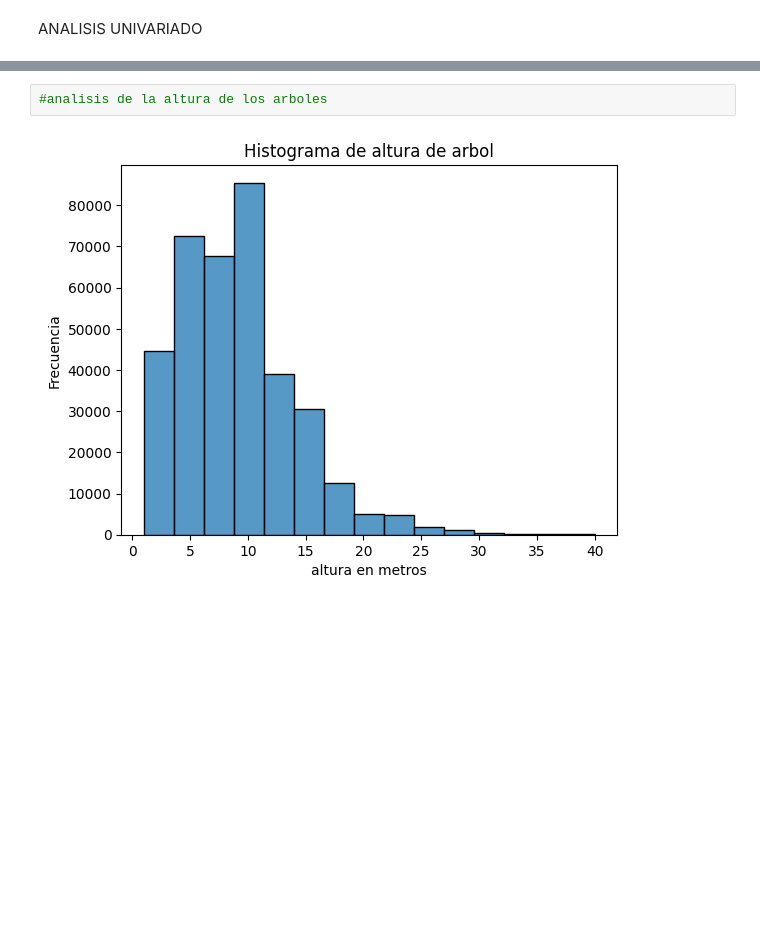
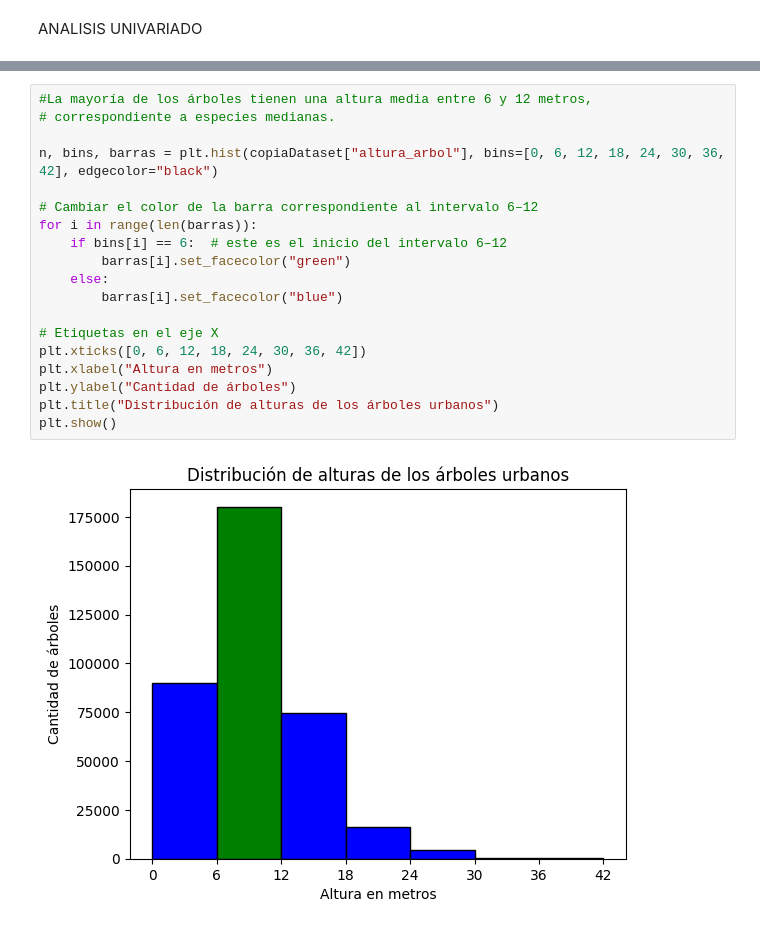
Before and after one commit to valentinabulat/TPFundamentos, a Jupyter notebook: Grupo10-TpeFundamentos.ipynb, the cells around one changed output, grey strips where cells are left out. Drawn from its saved outputs; the diff is of its cells as text; blank space fills up the shorter version.

```diff
--- a/Grupo10-TpeFundamentos.ipynb
+++ b/Grupo10-TpeFundamentos.ipynb
@@ -236,7 +220,24 @@ plt.show()
 # %% [output]
 [figure]
 # %%
-#analisis de la altura de los arboles
+#La mayoría de los árboles tienen una altura media entre 6 y 12 metros,
+# correspondiente a especies medianas.
+
+n, bins, barras = plt.hist(copiaDataset["altura_arbol"], bins=[0, 6, 12, 18, 24, 30, 36, 42], edgecolor="black")
+
+# Cambiar el color de la barra correspondiente al intervalo 6–12
+for i in range(len(barras)):
+    if bins[i] == 6:  # este es el inicio del intervalo 6–12
+        barras[i].set_facecolor("green")
+    else:
+        barras[i].set_facecolor("blue")
+
+# Etiquetas en el eje X
+plt.xticks([0, 6, 12, 18, 24, 30, 36, 42])
+plt.xlabel("Altura en metros")
+plt.ylabel("Cantidad de árboles")
+plt.title("Distribución de alturas de los árboles urbanos")
+plt.show()
 # %% [output]
-[figure, old version]
+[figure, new version]
 # %%
```
Also changed, not shown: parts of 5 cells of this notebook.
